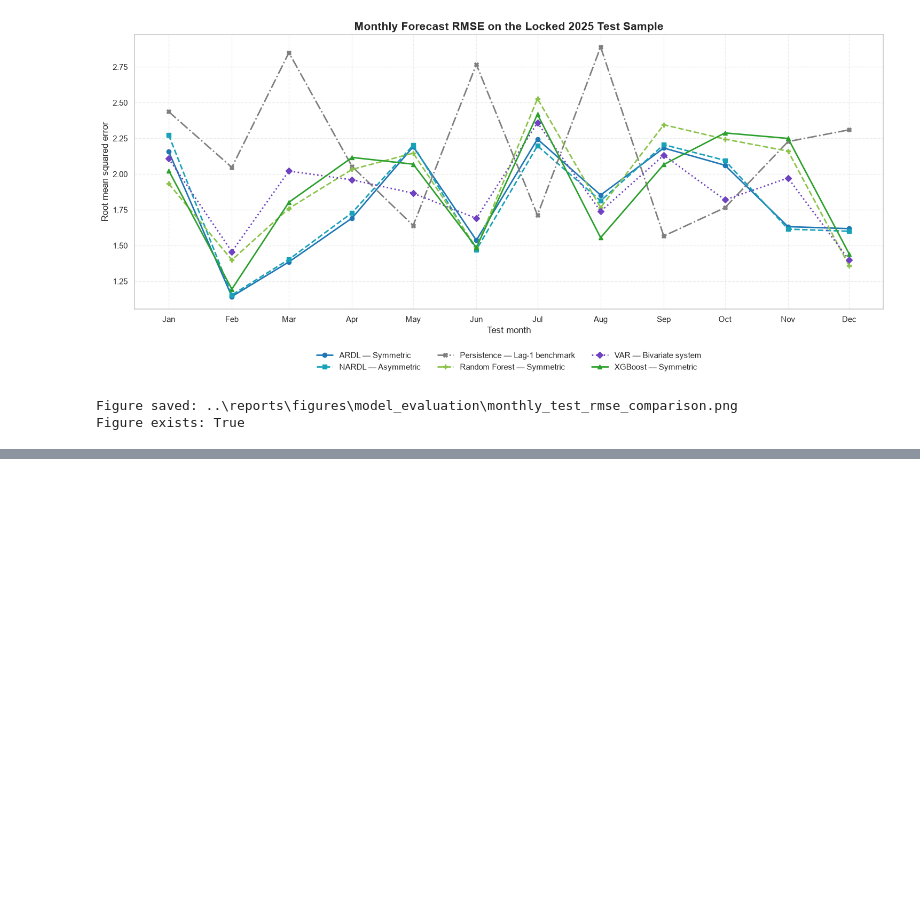
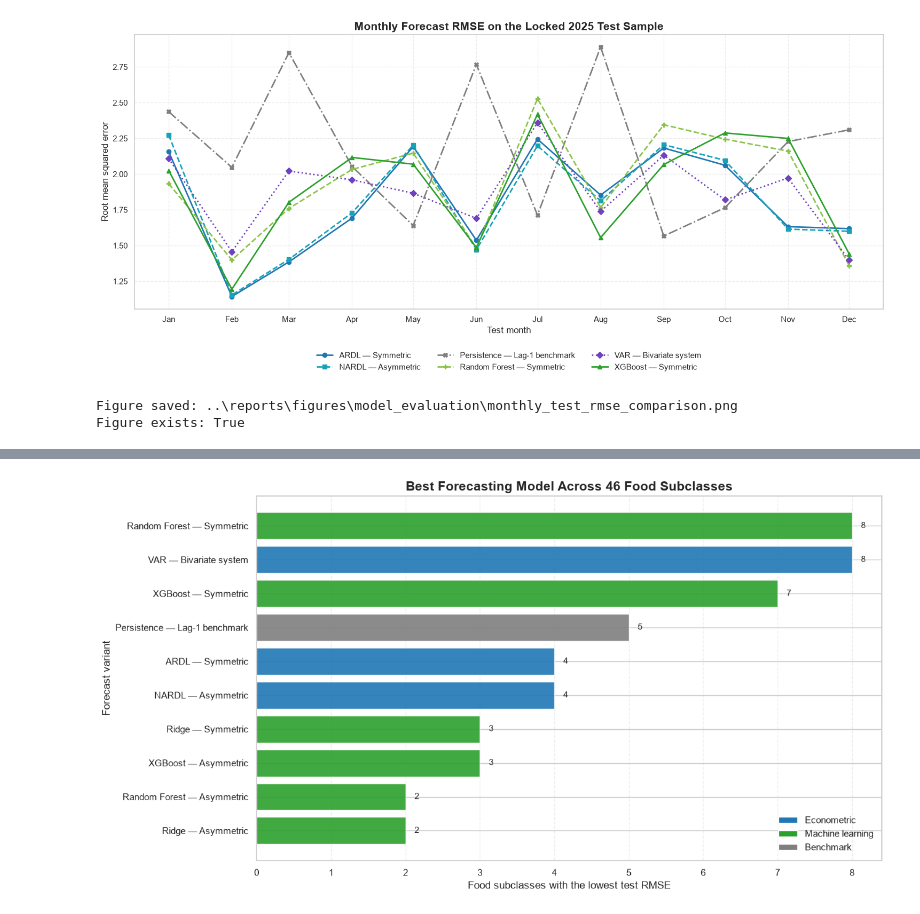
Before and after one commit to MasindiManaga/ERPT_ML_Research, a Jupyter notebook: notebooks/09_Machine_Learning_Evaluation_and_Comparison.ipynb, the cells around one changed output, grey strips where cells are left out. Drawn from its saved outputs; the diff is of its cells as text; code cells hidden in the pictures; blank space fills up the shorter version.

Commit message:
Complete forecast evaluation and project documentation

```diff
--- a/notebooks/09_Machine_Learning_Evaluation_and_Comparison.ipynb
+++ b/notebooks/09_Machine_Learning_Evaluation_and_Comparison.ipynb
@@ -3580,0 +3833,84 @@ Figure exists: True
+# %%
+# plot subclass winner counts
+
+winner_colours = subclass_winner_counts["Approach"].map(
+    approach_colours
+)
+
+y_positions = np.arange(len(subclass_winner_counts))
+
+figure, axis = plt.subplots(figsize=(13, 7))
+
+bars = axis.barh(
+    y_positions,
+    subclass_winner_counts["Food_Subclasses"],
+    color=winner_colours,
+    alpha=0.9,
+)
+
+axis.set_yticks(y_positions)
+axis.set_yticklabels(
+    subclass_winner_counts["Forecast_Variant"]
+)
+axis.invert_yaxis()
+
+axis.set_xlabel("Food subclasses with the lowest test RMSE")
+axis.set_ylabel("Forecast variant")
+
+axis.set_title(
+    "Best Forecasting Model Across 46 Food Subclasses",
+    fontsize=15,
+    fontweight="bold",
+)
+
+axis.grid(
+    axis="x",
+    linestyle="--",
+    alpha=0.35,
+)
+
+for bar, count in zip(
+    bars,
+    subclass_winner_counts["Food_Subclasses"],
+):
+    axis.text(
+        count + 0.12,
+        bar.get_y() + bar.get_height() / 2,
+        str(count),
+        va="center",
+        fontsize=10,
+    )
+
+legend_handles = [
+    Patch(
+        facecolor=colour,
+        label=approach,
+    )
+    for approach, colour in approach_colours.items()
+]
+
+axis.legend(
+    handles=legend_handles,
+    loc="lower right",
+    frameon=False,
+)
+
+figure.tight_layout()
+
+subclass_winner_figure = (
+    evaluation_figure_directory
+    / "subclass_forecast_model_winners.png"
+)
+
+figure.savefig(
+    subclass_winner_figure,
+    dpi=300,
+    bbox_inches="tight",
+)
+
+plt.show()
+
+print(f"Figure saved: {subclass_winner_figure}")
+print(f"Figure exists: {subclass_winner_figure.exists()}")
+# %% [output]
+[figure, added]
```
Also changed, not shown: parts of 16 cells of this notebook, 20 other files.
